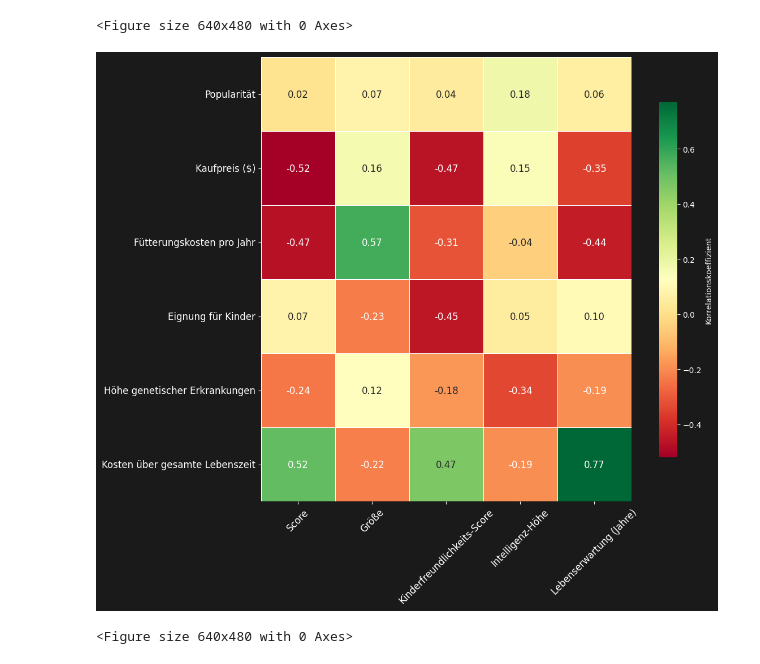
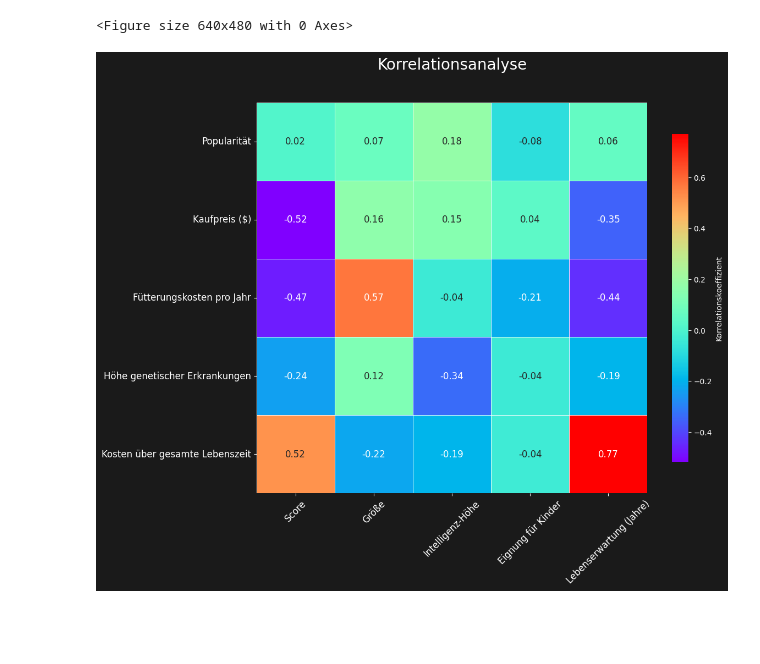
Before and after one commit to PiniPinella/TheDogFiles, a Jupyter notebook: analysis/laura.ipynb, the cells around one changed output. Drawn from its saved outputs; the diff is of its cells as text; code cells hidden in the pictures; blank space fills up the shorter version.

Commit message:
Farben vereinheitlicht, Bericht bearbeitet und noch 3 Plots hinzugefügt

```diff
--- a/analysis/laura.ipynb
+++ b/analysis/laura.ipynb
@@ -711,8 +711,8 @@ def plot_correlation_heatmap(df):
     x_params = [
         'Score',
         'Größe',
-        'Kinderfreundlichkeits-Score',
         'Intelligenz-Höhe',
+        'Eignung für Kinder',
         'Lebenserwartung (Jahre)'
     ]
 
@@ -720,7 +720,6 @@ def plot_correlation_heatmap(df):
         'Popularität',
         'Kaufpreis ($)',
         'Fütterungskosten pro Jahr',
-        'Eignung für Kinder',
         'Höhe genetischer Erkrankungen',
         'Kosten über gesamte Lebenszeit'
     ]
@@ -749,38 +748,37 @@ def plot_correlation_heatmap(df):
         corr_matrix,
         annot=True,
         fmt=".2f",
-        cmap='RdYlGn',
+        cmap="rainbow",
         square=True,
         linewidths=0.5,
         cbar_kws={
             'label': 'Korrelationskoeffizient',
             'shrink': 0.8
         },
         annot_kws={'fontsize': 12},
         ax=ax
     )
 
-    # # 4. Titel und Beschriftungen anpassen
-    # ax.set_title('Korrelationsanalyse\n', fontsize=20, pad=20, color='white')
-    # ax.set_xlabel('\nX-Achse Parameter', fontsize=14, color='white')
-    # ax.set_ylabel('Y-Achse Parameter\n', fontsize=14, color='white')
+    # 4. Titel und Beschriftungen anpassen
+    ax.set_title('Korrelationsanalyse\n', fontsize=20, pad=20, color='white')
+    #ax.set_xlabel('\nX-Achse Parameter', fontsize=14, color='white')
+    #ax.set_ylabel('Y-Achse Parameter\n', fontsize=14, color='white')
 
     # 5. Achsenbeschriftungen
     ax.tick_params(axis='x', colors='white', labelsize=12, rotation=45)
     ax.tick_params(axis='y', colors='white', labelsize=12, rotation=0)
 
     # 6. Layout optimieren
     plt.tight_layout()
 
     # Hintergrundfarbe
     fig.patch.set_facecolor('#1a1a1a')
 
     return fig
 
 # Beispielverwendung:
 fig = plot_correlation_heatmap(data)
+#plt.savefig('korrelation_heatmap.png', dpi=300, facecolor='#1a1a1a')
 plt.show()
-plt.savefig('korrelation_heatmap.png', dpi=300, facecolor='#1a1a1a')
 # %% [output]
-[figure, old version]
+[figure, new version]
-<Figure size 640x480 with 0 Axes>
```
Also changed, not shown: parts of 3 cells of this notebook, 6 other files.
